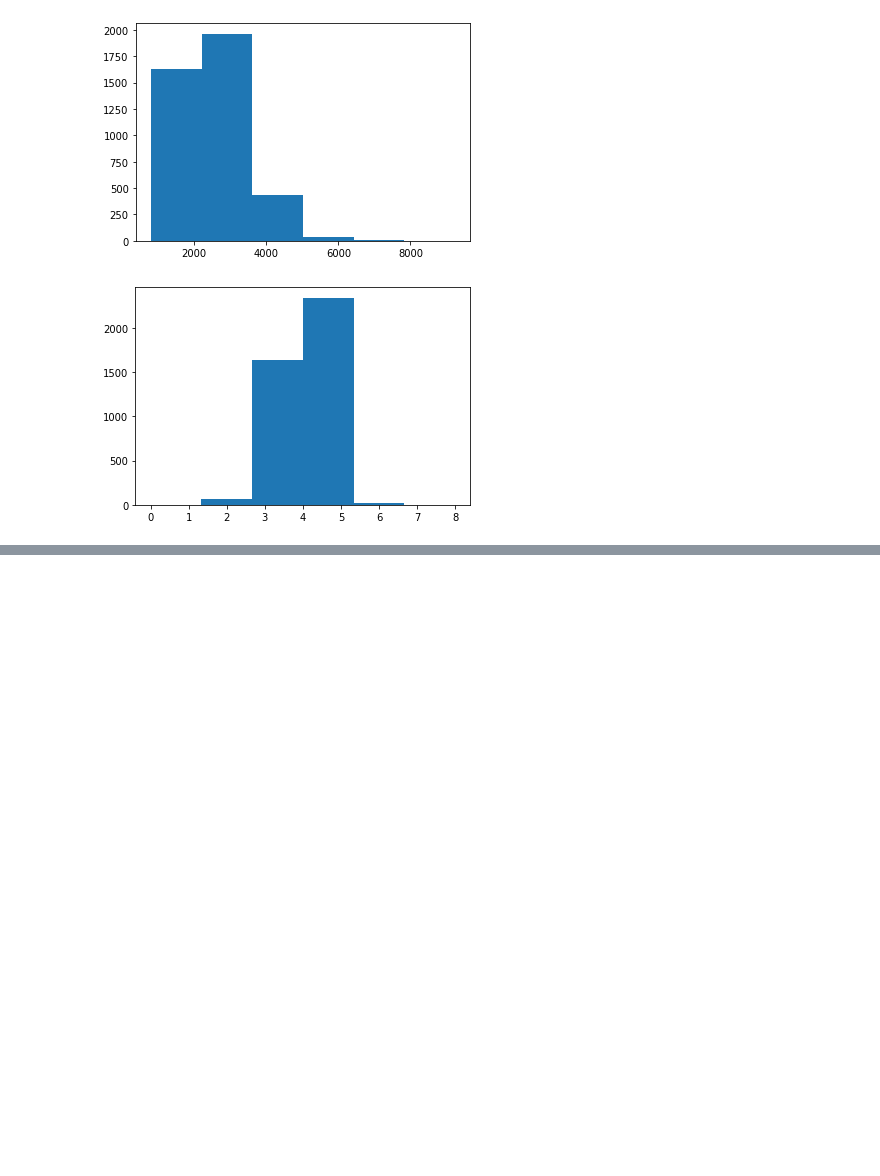
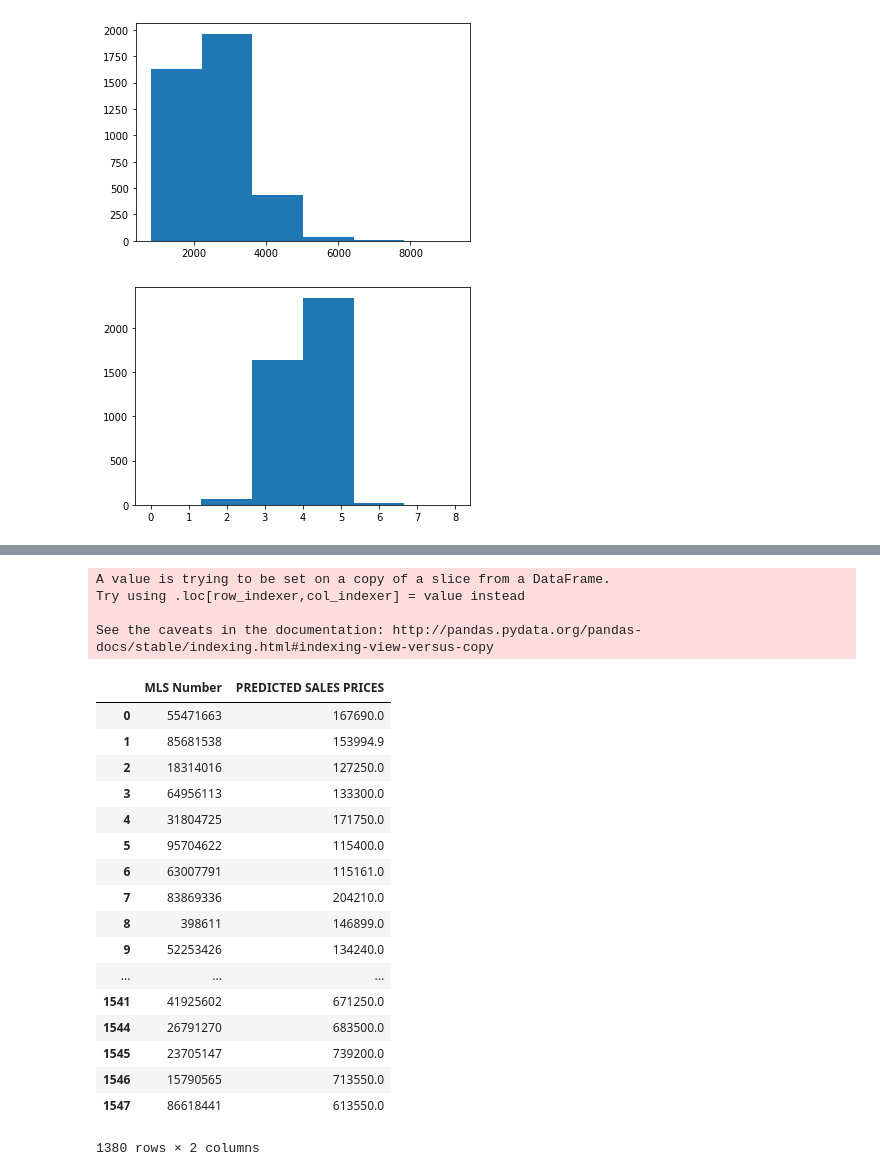
Before and after one commit to heathcameron/UT-CPE, a Jupyter notebook: Single Family Home Prices in Cy-Fair.ipynb, the cells around one changed output, grey strips where cells are left out. Drawn from its saved outputs; the diff is of its cells as text; code cells hidden in the pictures; blank space fills up the shorter version.

```diff
--- a/Single Family Home Prices in Cy-Fair.ipynb
+++ b/Single Family Home Prices in Cy-Fair.ipynb
@@ -345,0 +361,77 @@ plt.show()
+# %%
+######Bring in active properties###############
+
+rawData_pred = pd.read_csv('C:/Users/heath/Documents/Data Class/Data Science with Python/Capstone/Capstone Data/Currently Listed Homes in Cypress Fairbanks School District.csv', header =0)
+
+###############Run same preprocessing######################
+
+#transform all land sizes into square feet then check for missing land measurement
+rawData_pred['Lot Size'] = rawData_pred['Lot Size'].replace(np.NaN, rawData_pred['Acres'] * 43560 )
+
+#Replace fireplace number blanks with zeros
+rawData_pred['Fireplaces Number'] = rawData_pred['Fireplaces Number'].replace(np.NaN, 0 )
+
+#create boolean attributes for remaining odject data types
+datatype_objects = rawData_pred.select_dtypes(include=[object])
+X = pd.get_dummies(datatype_objects, prefix_sep='_', drop_first=True)
+
+#drop old object datatype columns
+header_obj = datatype_objects.dtypes.index
+rawData_pred = rawData_pred.drop(header_obj, axis=1)
+
+#add in new boolean columns
+processed_data_pred = pd.concat([rawData_pred, X], axis=1)
+
+#exclude outliners
+feature_selected_pred = processed_data_pred[processed_data_pred['Sq Ft Total'] < 5000]
+feature_selected_pred = processed_data_pred[processed_data_pred['Bedrooms'] < 6]
+feature_selected_pred = processed_data_pred[processed_data_pred['Lot Size'] < 50000]
+
+##############Apply same feature Selection##################
+
+#Same features as training
+features = indepVar.dtypes.index
+feature_selected_pred2 = feature_selected_pred[features]
+
+#add back MLS will be used later
+feature_selected_pred3 = pd.concat([feature_selected_pred['MLS Number'],feature_selected_pred2], axis=1)
+
+#Delete rows that contain missing data for columns that remain
+feature_selected_pred4 = feature_selected_pred3.dropna(axis = 0, how ='any')
+indepVar_pred = feature_selected_pred4.drop(['MLS Number'], axis=1)
+
+##############Run data through model#####################
+
+#prediction
+predictions = modelRF.predict(indepVar_pred)
+feature_selected_pred4['PREDICTED SALES PRICES'] = predictions
+#output = feature_selected_pred4['MLS Number', 'PREDICTED SALES PRICES']
+
+####################Final Output######################
+
+#unique indentifier of listed properties along with predicted sales prices
+output = feature_selected_pred4.iloc[:,[0,31]]
+output
+# %% [output]
+A value is trying to be set on a copy of a slice from a DataFrame.
+Try using .loc[row_indexer,col_indexer] = value instead
+
+See the caveats in the documentation: http://pandas.pydata.org/pandas-docs/stable/indexing.html#indexing-view-versus-copy
+|  | MLS Number | PREDICTED SALES PRICES |
+| 0 | 55471663 | 167690.0 |
+| 1 | 85681538 | 153994.9 |
+| 2 | 18314016 | 127250.0 |
+| 3 | 64956113 | 133300.0 |
+| 4 | 31804725 | 171750.0 |
+| 5 | 95704622 | 115400.0 |
+| 6 | 63007791 | 115161.0 |
+| 7 | 83869336 | 204210.0 |
+| 8 | 398611 | 146899.0 |
+| 9 | 52253426 | 134240.0 |
+| ... | ... | ... |
+| 1541 | 41925602 | 671250.0 |
+| 1544 | 26791270 | 683500.0 |
+| 1545 | 23705147 | 739200.0 |
+| 1546 | 15790565 | 713550.0 |
+| 1547 | 86618441 | 613550.0 |
+1380 rows × 2 columns
```
Also changed, not shown: parts of 15 cells of this notebook.
